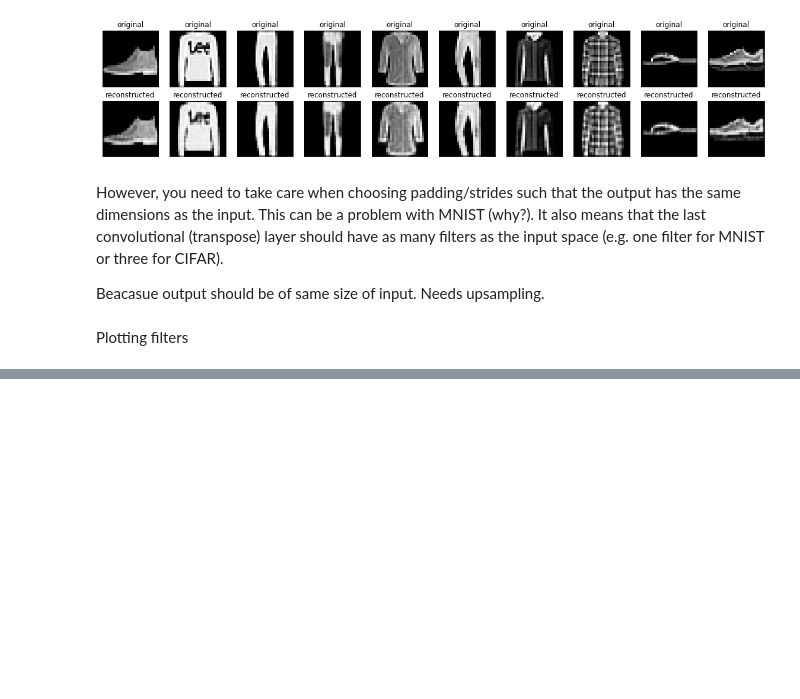
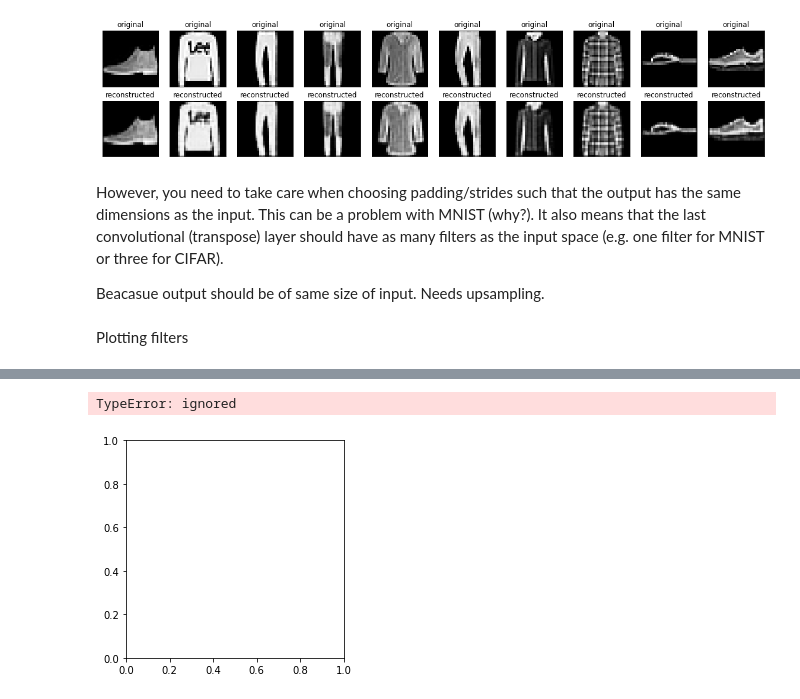
Before and after one commit to BlackCurrantDS/DeepLearning, a Jupyter notebook: IDL_Assignment8.ipynb, the cells around one changed output, grey strips where cells are left out. Saved outputs shown, nothing was run; the diff lists cells and outputs as text; code cells hidden in the pictures; blank space fills up the shorter version.

```diff
--- a/IDL_Assignment8.ipynb
+++ b/IDL_Assignment8.ipynb
@@ -480,22 +475,3 @@ However, you need to take care when choosing padding/strides such that the outpu
 Beacasue output should be of same size of input. Needs upsampling.
 # %% [markdown]
 Plotting filters
-# %%
-
-
-#Select a convolutional layer
-layer = aut_conv.layers[1]
-
-#Get weights
-kernels, biases = layer.get_weights()[0]
-
-#Normalize kernels into [0, 1] range for proper visualization
-kernels = (kernels - np.min(kernels, axis=3)) / (np.max(kernels, axis=3) - np.min(kernels, axis=3))
-
-#Weights are usually (width, height, channels, num_filters)
-#Save weight images
-import cv2
-
-for i in range(kernels.shape[3]):
-    filter = kernels[:, :, :, i]
-    cv2.imwrite('filter-{}.png'.format(i), filter)
@@ -503,0 +529,15 @@ ValueError: ignored
+# %%
+from PIL import Image
+import numpy as np
+import matplotlib.pyplot as plt
+
+img = x_test[i]
+#img2 = img.resize((28, 28,1))
+plt.imshow(img)
+
+img2 = np.array(img2)
+img2 = np.reshape(img2, (1, img2.shape[0], img2.shape[1], img2.shape[2]))
+print(img2.shape)
+# %% [output]
+TypeError: ignored
+[figure, added]
```
Also changed, not shown: parts of 21 cells of this notebook.
